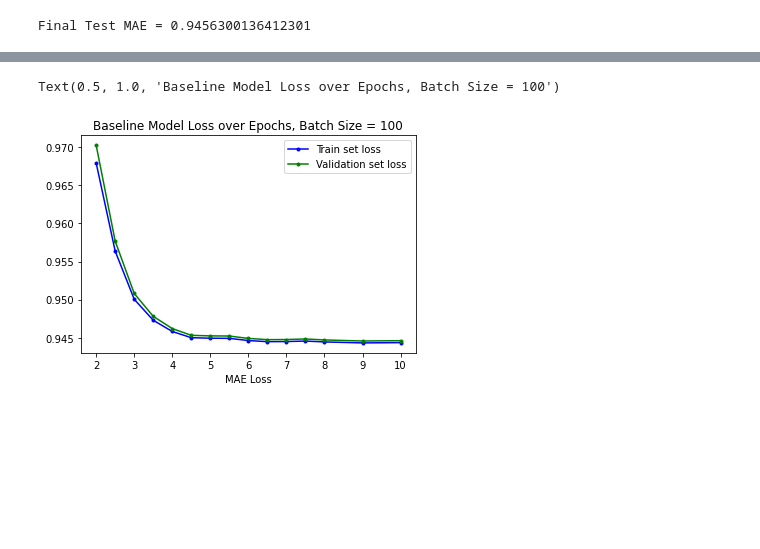
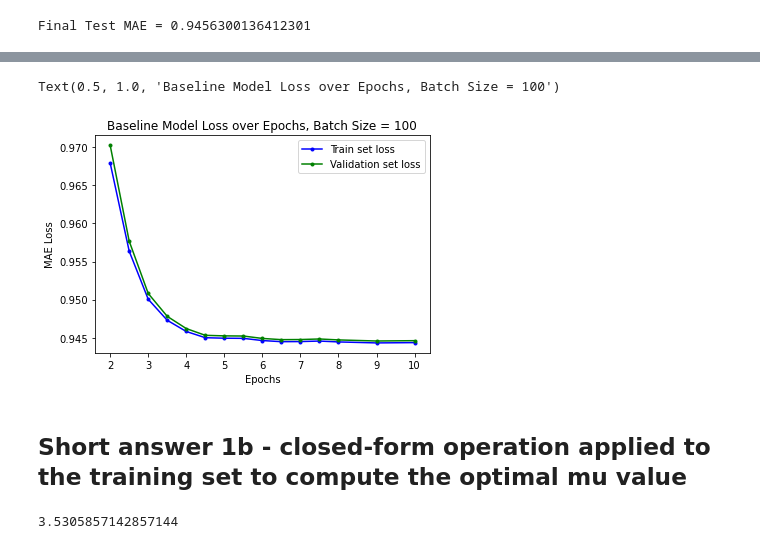
Before and after one commit to Dtphelan1/recommendation-system, a Jupyter notebook: CollabFilterMeanOnly-Analysis.ipynb, the cells around one changed output, grey strips where cells are left out. Cells and saved outputs as stored; diff of their text form; code cells hidden in the pictures; blank space fills up the shorter version.

```diff
--- a/CollabFilterMeanOnly-Analysis.ipynb
+++ b/CollabFilterMeanOnly-Analysis.ipynb
@@ -165,10 +133,18 @@ valid_loss = ag_np.array( model.trace_mae_valid)[epochs_of_interest]
 # %%
 plt.plot( epochs[epochs_of_interest], train_loss, 'b.-', label='Train set loss')
 plt.plot( epochs[epochs_of_interest], valid_loss, 'g.-', label='Validation set loss')
 plt.legend()
 plt.xlabel('Epochs')
-plt.xlabel('MAE Loss')
+plt.ylabel('MAE Loss')
 plt.title('Baseline Model Loss over Epochs, Batch Size = 100')
 # %% [output]
 Text(0.5, 1.0, 'Baseline Model Loss over Epochs, Batch Size = 100')
-[figure, old version]
+[figure, new version]
+# %% [markdown]
+## Short answer 1b - closed-form operation applied to the training set to compute the optimal mu value
+# %%
+train_y = train_tuple[2]
+avg_rating = ag_np.mean(train_y)
+avg_rating
+# %% [output]
+3.5305857142857144
```
Also changed, not shown: parts of 3 cells of this notebook, 2 other files.
